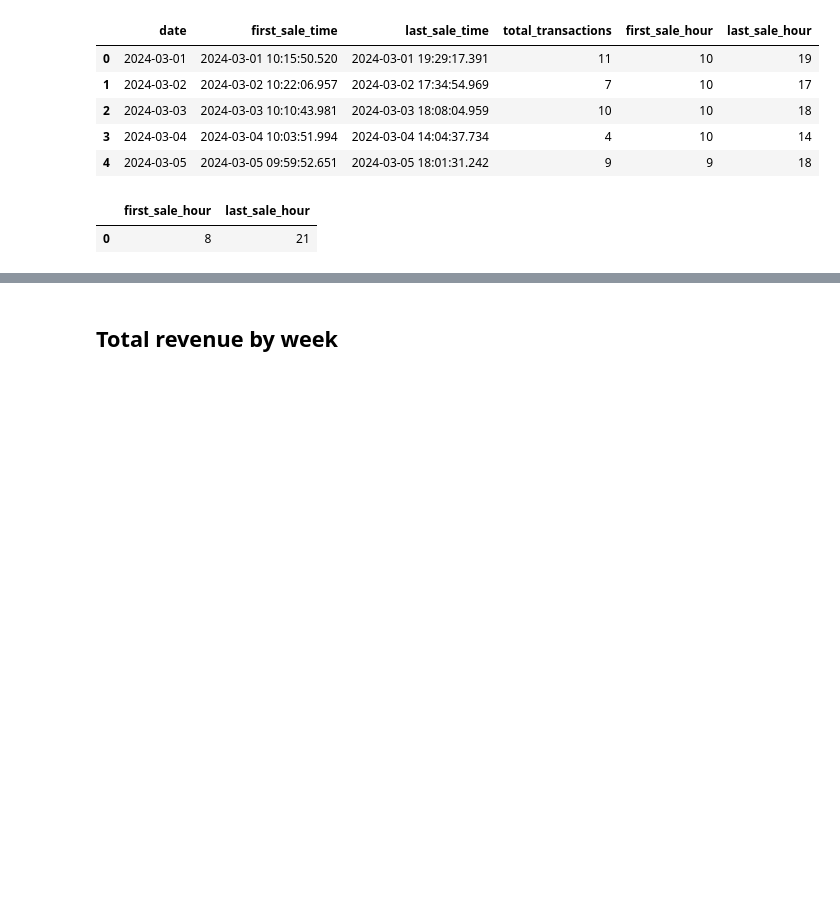
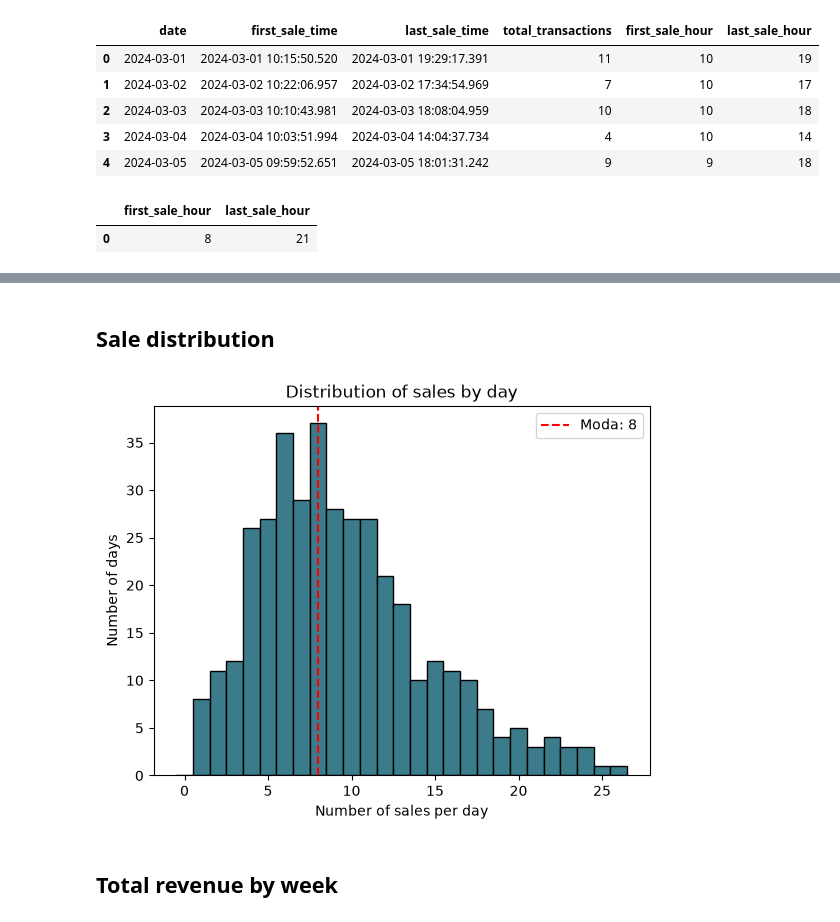
Before and after one commit to carolb146/coffee-sales-case, a Jupyter notebook: exploration/02_exploratory_data_analysis.ipynb, the cells around one changed output, grey strips where cells are left out. Cells and saved outputs as stored; diff of their text form; code cells hidden in the pictures; blank space fills up the shorter version.

```diff
--- a/exploration/02_exploratory_data_analysis.ipynb
+++ b/exploration/02_exploratory_data_analysis.ipynb
@@ -69,3 +105,18 @@ daily_time_range[["first_sale_hour", "last_sale_hour"]].mode()
+# %% [markdown]
+## Sale distribution
+# %%
+import matplotlib.pyplot as plt
+
+n = daily_sales["sales_quantity"]
+plt.hist(n, bins=range(0, int(n.max()) + 2), edgecolor="black", align="left", color="#3C7B8B")
+plt.axvline(n.mode()[0], color="red", linestyle="--", label=f"Moda: {n.mode()[0]}")
+plt.xlabel("Number of sales per day")
+plt.ylabel("Number of days")
+plt.title("Distribution of sales by day")
+plt.legend()
+plt.show()
+# %% [output]
+[figure, added]
 # %% [markdown]
 ## Total revenue by week
 # %%
```
Also changed, not shown: parts of 24 cells of this notebook, 6 other files.
